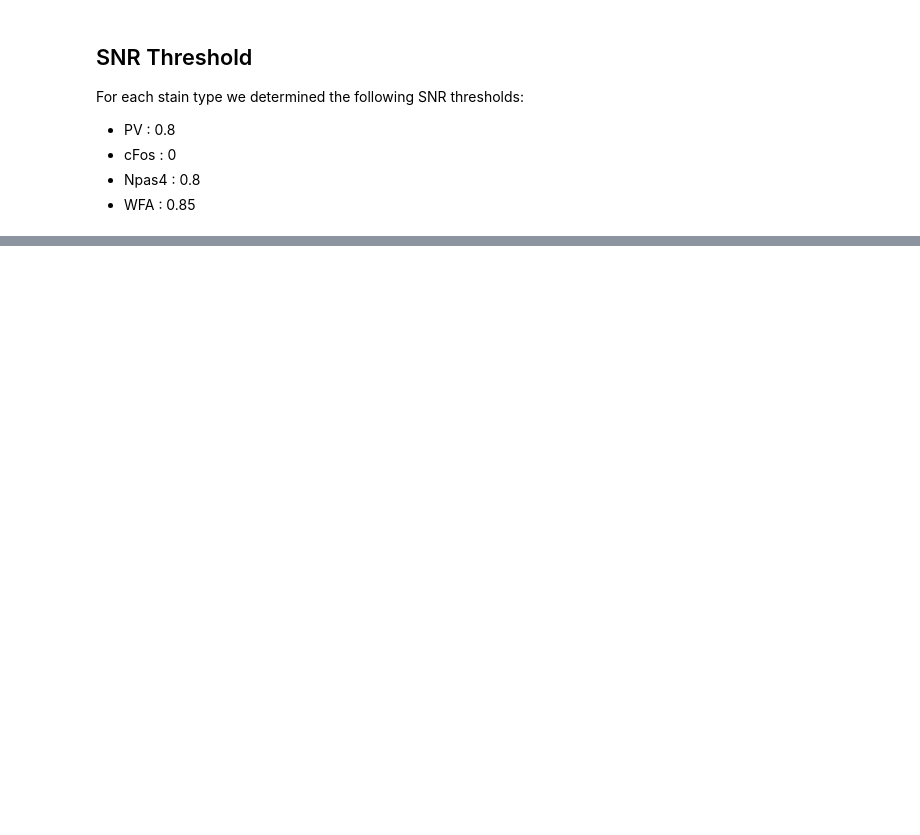
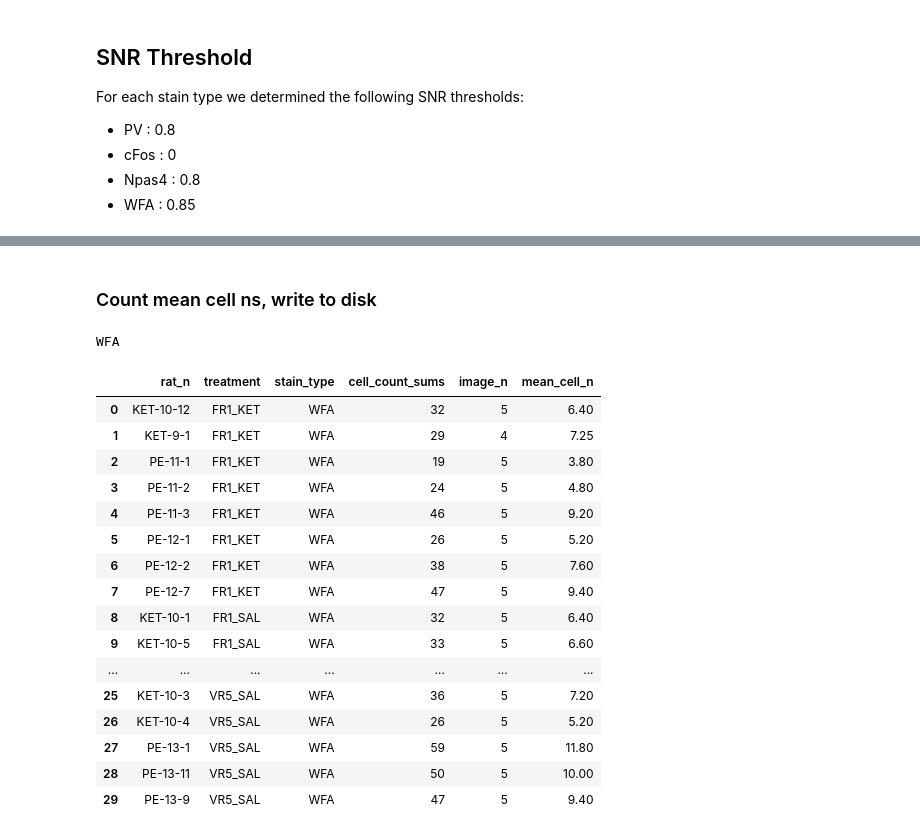
Before and after one commit to jonny-ramos/LRI, a Jupyter notebook: Image ROI Data Wrangling/KETAMINE-VR5/updated doublet roi selection/single labeled data/KET-VR5 Image Data Wrangling, SNR thresholding.ipynb, the cells around one changed output, grey strips where cells are left out. Saved outputs shown, nothing was run; the diff lists cells and outputs as text; code cells hidden in the pictures; blank space fills up the shorter version.

Commit message:
completed analysis for KET-VR5 single labeled data

```diff
--- a/Image ROI Data Wrangling/KETAMINE-VR5/updated doublet roi selection/single labeled data/KET-VR5 Image Data Wrangling, SNR thresholding.ipynb
+++ b/Image ROI Data Wrangling/KETAMINE-VR5/updated doublet roi selection/single labeled data/KET-VR5 Image Data Wrangling, SNR thresholding.ipynb
@@ -321,0 +538,18 @@ array(['PV', 'cFos', 'Npas4', 'WFA'], dtype=object)
+# %%
+group = 'KET-VR5'
+for stain in df_threshold.stain_type.unique():
+
+    # split by stain
+    df_stain = df_threshold.query(f'stain_type == "{stain}"')
+
+    # normalize to FR1_SAL
+    df_norm = normalize_snr(df_stain, norm_condition='FR1_SAL')
+    df_norm.to_csv(f'{group}_{stain}_single_NORM.csv')
+
+    # reorganize into cols for prism
+    df_prism = prism_reorg(df_norm, col='norm_snr')
+    df_prism.to_csv(f'{group}_{stain}_PRISM.csv')
+
+# let's take a look at one of our final output dataframes, organized for entry into prism
+print(stain)
+df_prism
@@ -321,0 +571,43 @@ array(['PV', 'cFos', 'Npas4', 'WFA'], dtype=object)
+# %% [markdown]
+### Count mean cell ns, write to disk
+# %%
+# count n of unique image names per subject
+sid = 'rat_n'
+iid = 'image_name'
+cols = ['treatment', 'stain_type', sid, iid]
+group = 'KET-VR5'
+
+# wrapper fn calls
+for stain in df_threshold.stain_type.unique():
+
+    # split by stain type
+    df_stain = df_threshold[df_threshold.stain_type == stain]
+
+    # compute mean cell ns
+    df_means = mean_cell_n(df_stain, df_threshold, cols, sid, iid)
+
+    # write to disk
+    df_means.to_csv(f'{group}_{stain}_mean_cell_ns.csv')
+
+# let's take a look at one of our final output dataframes
+print(stain)
+df_means
+# %% [output]
+WFA
+|  | rat_n | treatment | stain_type | cell_count_sums | image_n | mean_cell_n |
+| 0 | KET-10-12 | FR1_KET | WFA | 32 | 5 | 6.40 |
+| 1 | KET-9-1 | FR1_KET | WFA | 29 | 4 | 7.25 |
+| 2 | PE-11-1 | FR1_KET | WFA | 19 | 5 | 3.80 |
+| 3 | PE-11-2 | FR1_KET | WFA | 24 | 5 | 4.80 |
+| 4 | PE-11-3 | FR1_KET | WFA | 46 | 5 | 9.20 |
+| 5 | PE-12-1 | FR1_KET | WFA | 26 | 5 | 5.20 |
+| 6 | PE-12-2 | FR1_KET | WFA | 38 | 5 | 7.60 |
+| 7 | PE-12-7 | FR1_KET | WFA | 47 | 5 | 9.40 |
+| 8 | KET-10-1 | FR1_SAL | WFA | 32 | 5 | 6.40 |
+| 9 | KET-10-5 | FR1_SAL | WFA | 33 | 5 | 6.60 |
+| ... | ... | ... | ... | ... | ... | ... |
+| 25 | KET-10-3 | VR5_SAL | WFA | 36 | 5 | 7.20 |
+| 26 | KET-10-4 | VR5_SAL | WFA | 26 | 5 | 5.20 |
+| 27 | PE-13-1 | VR5_SAL | WFA | 59 | 5 | 11.80 |
+| 28 | PE-13-11 | VR5_SAL | WFA | 50 | 5 | 10.00 |
+| 29 | PE-13-9 | VR5_SAL | WFA | 47 | 5 | 9.40 |
```
Also changed, not shown: parts of 8 cells of this notebook.
